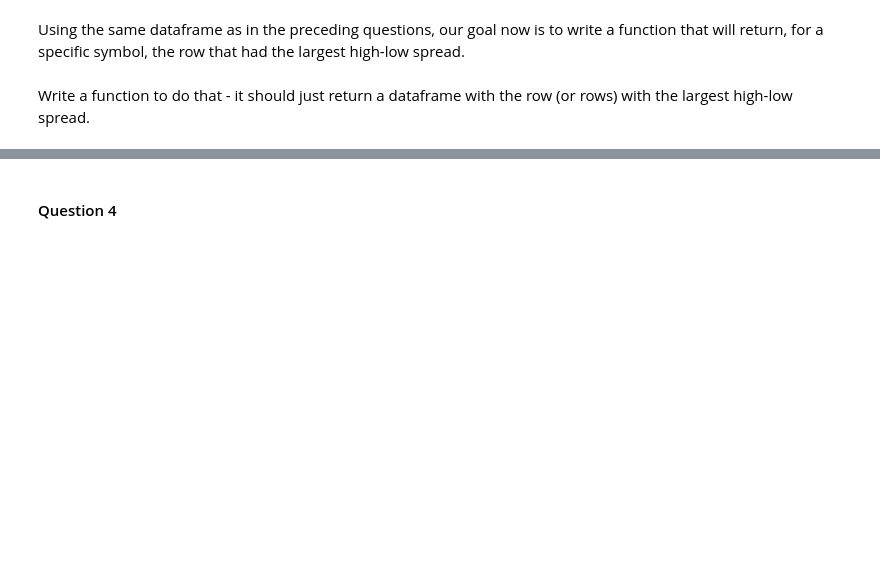
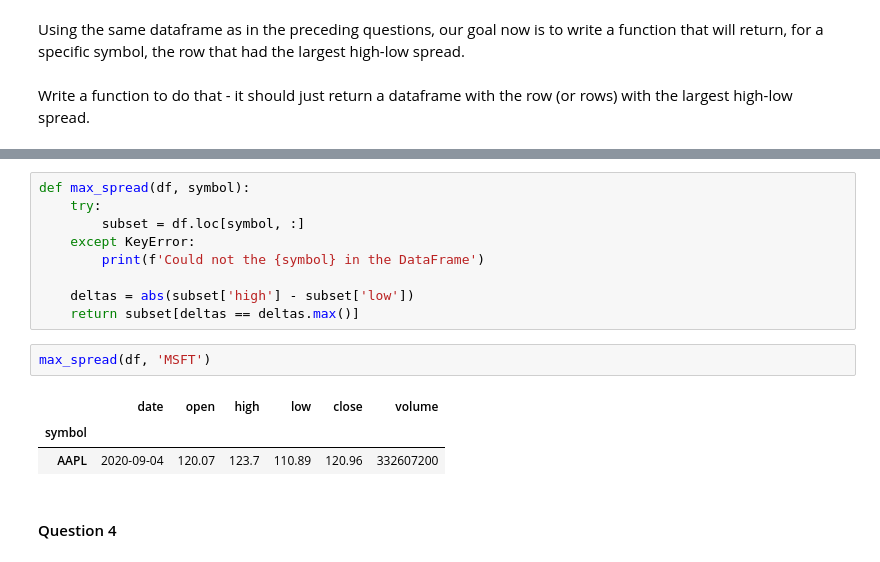
Before and after one commit to Pedro-Rosa-10/python-training, a Jupyter notebook: exercises/29. Pandas/01+-+Exercises.ipynb, the cells around one changed output, grey strips where cells are left out. Saved outputs shown, nothing was run; the diff lists cells and outputs as text; blank space fills up the shorter version.

```diff
--- a/exercises/29. Pandas/01+-+Exercises.ipynb
+++ b/exercises/29. Pandas/01+-+Exercises.ipynb
@@ -214,3 +307,18 @@ Write a function to do that - it should just return a dataframe with the row (or
+# %%
+def max_spread(df, symbol):
+    try:
+        subset = df.loc[symbol, :]
+    except KeyError:
+        print(f'Could not the {symbol} in the DataFrame')
+
+    deltas = abs(subset['high'] - subset['low'])
+    return subset[deltas == deltas.max()]
+# %%
+max_spread(df, 'MSFT')
+# %% [output]
+|  | date | open | high | low | close | volume |
+| symbol |  |  |  |  |  |  |
+| AAPL | 2020-09-04 | 120.07 | 123.7 | 110.89 | 120.96 | 332607200 |
 # %% [markdown]
 #### Question 4
 # %% [markdown]
```
Also changed, not shown: parts of 8 cells of this notebook.
